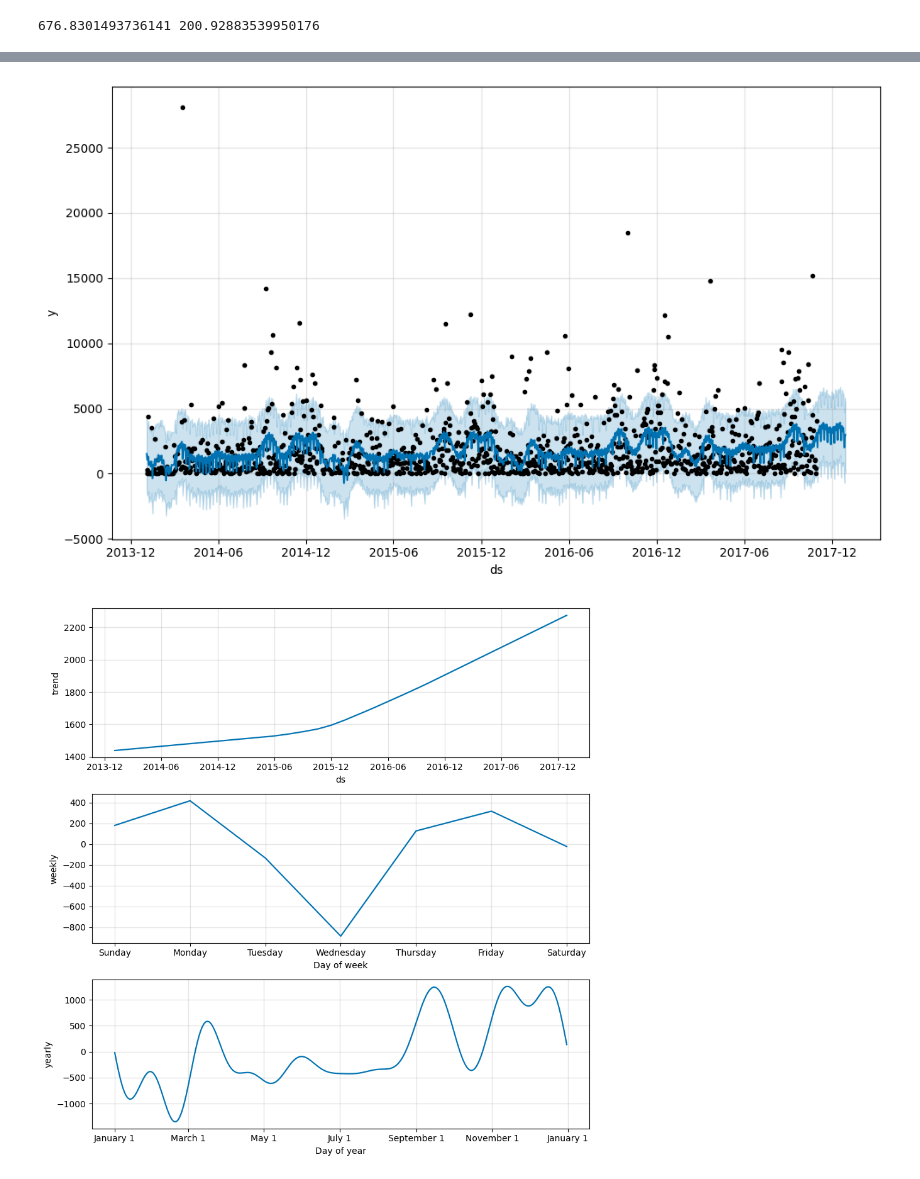
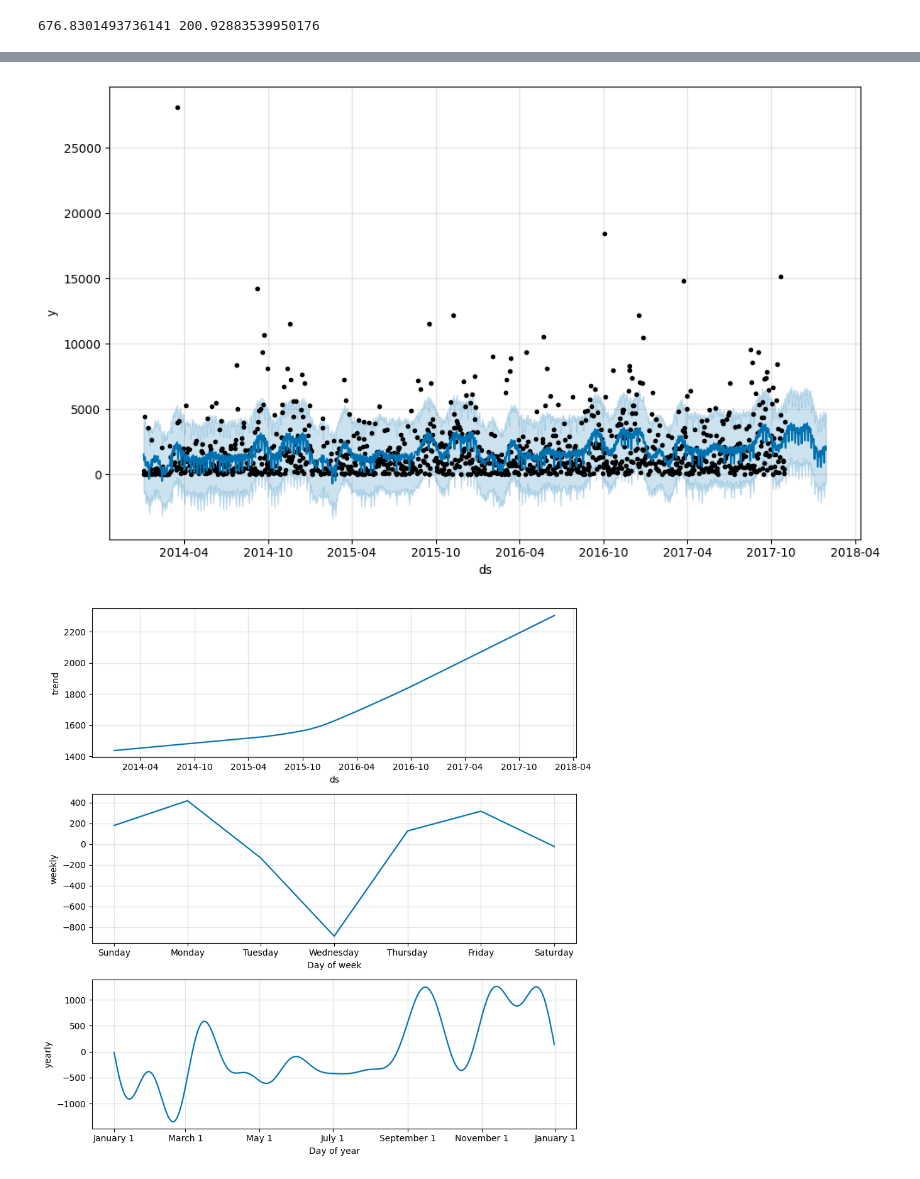
Before and after one commit to AdiXjaiswal/Sales-Dashboard, a Jupyter notebook: notebooks/experimenting.ipynb, the cells around one changed output, grey strips where cells are left out. Drawn from its saved outputs; the diff is of its cells as text; code cells hidden in the pictures.

```diff
--- a/notebooks/experimenting.ipynb
+++ b/notebooks/experimenting.ipynb
@@ -70,3 +70,7 @@ df["Order Month"]=df["Order Date"].dt.month
 df["Ship Month"]=df["Ship Date"].dt.month
 df["Order Year"]=df["Order Date"].dt.year
 df["Ship Year"]=df["Ship Date"].dt.year
+
+df["Shipping Days"]=(df["Ship Date"]-df["Order Date"]).dt.days
+df["Quarter"]=df["Order Date"].dt.quarter
+df[["Order Date","Ship Date","Order Month","Ship Month", "Order Year","Ship Year","Shipping Days","Quarter"]].head()
@@ -536,6 +568,10 @@ drop_cols=['Row ID','Order ID','Order Date', 'Ship Date','Customer ID', 'Custome
               'Country', 'Postal Code', 'Product ID', 'Product Name',]
 
 one_encoded_cols=['Ship Mode', 'Segment', 'State', 'Region', 'Category','Sub-Category']
+# %%
+# cycling encoding for month
+df["month_sin"] = np.sin(2 * np.pi * df["Order Month"] / 12)
+df["month_cos"] = np.cos(2 * np.pi * df["Order Month"] / 12)
 # %%
 #dropping columns
 x=df.drop(columns=drop_cols+['Sales','Profit'])
@@ -625,27 +904,27 @@ model.fit(train)
 <prophet.forecaster.Prophet at 0x...>
 # %%
 # Create future dates (e.g., next 90 days)
-future = model.make_future_dataframe(periods=60)
+future = model.make_future_dataframe(periods=90)
 
 # Predict
 forecast = model.predict(future)
 
 # Plot
 model.plot(forecast)
 
 # Extract predictions for test period
-pred = forecast[['ds', 'yhat']].tail(60)
+pred = forecast[['ds', 'yhat']].tail(90)
 
 # Align properly
 merged = pd.merge(test, pred, on='ds')
 prophet_rmse=root_mean_squared_error(merged['y'], merged['yhat'])
 plt.show()
 
 # Plot components (trend, seasonality)
 model.plot_components(forecast)
 plt.show()
 # %% [output]
-[figure, old version]
+[figure, new version]
-[figure, old version]
+[figure, new version]
 # %% [markdown]
 ## TO DO
```
Also changed, not shown: parts of 38 cells of this notebook.
